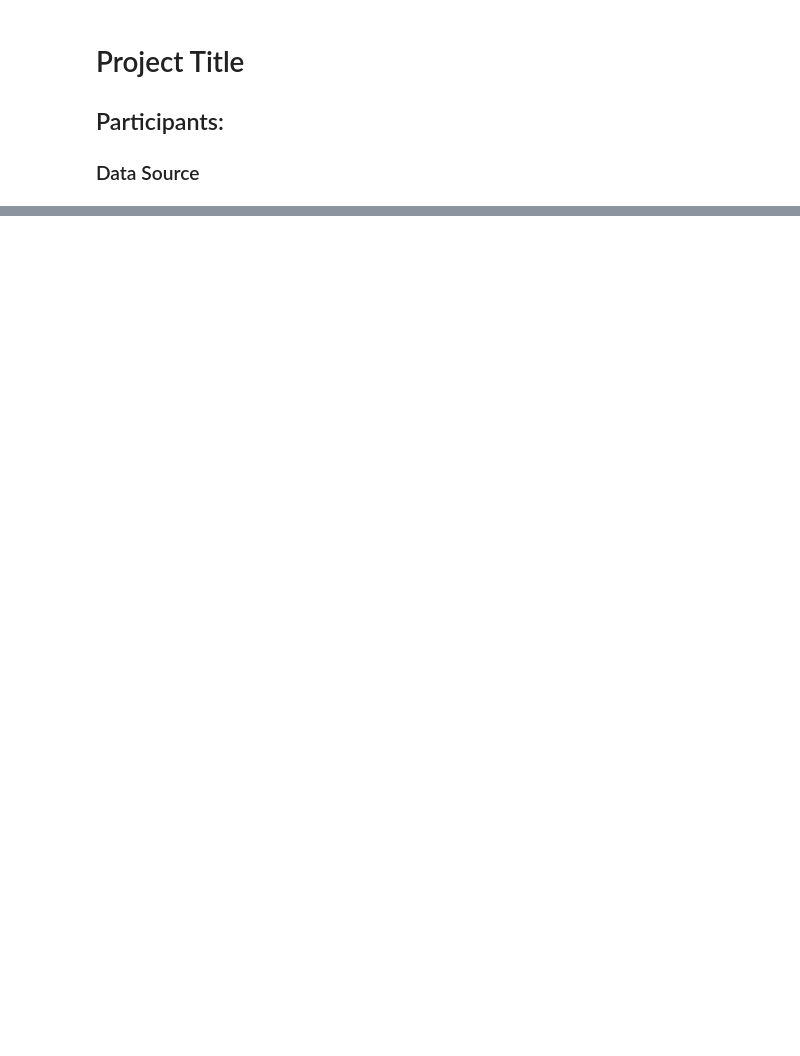
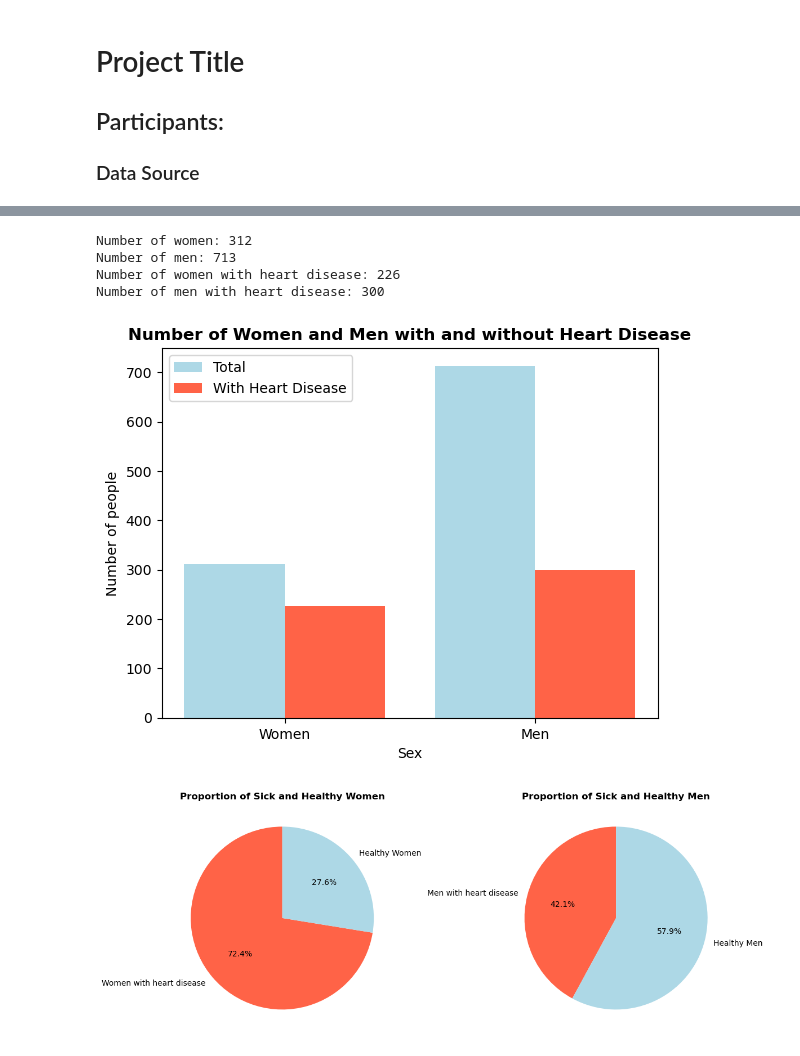
Before and after one commit to dallen91801/Heart-Disease-Analysis, a Jupyter notebook: Project 1.ipynb, the cells around one changed output, grey strips where cells are left out. Cells and saved outputs as stored; diff of their text form; code cells hidden in the pictures; blank space fills up the shorter version.

```diff
--- a/Project 1.ipynb
+++ b/Project 1.ipynb
@@ -16,7 +44,83 @@ from pathlib import Path
 # %%
 #Hypothesis#1
 #Men are most likely to develop heart disease than women (0 is the no disease, 1 = disease)
 #Bar chart (Target vs gender), pie chart
+
+counts = heart_disease_df['sex'].value_counts()
+all_women = counts.get(0, 0)
+print(f"Number of women: {count_zeros}")
+
+counts = heart_disease_df['sex'].value_counts()
+all_men = counts.get(1, 0)
+print(f"Number of men: {all_men}")
+
+filter_df = heart_disease_df[heart_disease_df['sex'] == 0 ]
+count_ill_women = (filter_df['target'] == 1).sum()
+print(f"Number of women with heart disease: {count_ill_women}")
+
+filtered_df = heart_disease_df[heart_disease_df['sex'] == 1 ]
+count_ill_men = (filtered_df['target'] == 1).sum()
+print(f"Number of men with heart disease: {count_ill_men}")
+
+
+#------------------------------ Bar Chart: -------------------------------
+categories = ['Women', 'Men']
+total_counts = [all_women, all_men]
+ill_counts = [count_ill_women, count_ill_men]
+
+x = range(len(categories))
+
+plt.bar(x, total_counts, width=0.4, label='Total', color='lightblue', align='center')
+plt.bar([p + 0.4 for p in x], ill_counts, width=0.4, label='With Heart Disease', color='tomato', align='center')
+
+plt.xlabel('Sex')
+plt.ylabel('Number of people')
+plt.title('Number of Women and Men with and without Heart Disease', fontweight='bold')
+plt.xticks([p + 0.2 for p in x], categories)
+plt.legend()
+
+
+plt.show()
+
+#----------------------------- Pie Charts: -------------------------
+
+
+ill_women = heart_disease_df[(heart_disease_df['sex'] == 0) & (heart_disease_df['target'] == 1)].shape[0]
+healthy_women = total_women - ill_women
+
+ill_men = heart_disease_df[(heart_disease_df['sex'] == 1) & (heart_disease_df['target'] == 1)].shape[0]
+healthy_men = total_men - ill_men
+
+plt.figure(figsize=(12, 6))
+
+labels_women = ['Women with heart disease', 'Healthy Women']
+sizes_women = [ill_women, healthy_women]
+colors_women = ['tomato', 'lightblue']
+
+
+plt.subplot(1, 2, 1)
+plt.pie(sizes_women, labels=labels_women, colors=colors_women, autopct='%1.1f%%', startangle=90)
+plt.title('Proportion of Sick and Healthy Women', fontweight='bold')
+
+labels_men = ['Men with heart disease', 'Healthy Men']
+sizes_men = [ill_men, healthy_men]
+colors_men = ['tomato', 'lightblue']
+
+
+plt.subplot(1, 2, 2)
+plt.pie(sizes_men, labels=labels_men, colors=colors_men, autopct='%1.1f%%', startangle=90)
+plt.title('Proportion of Sick and Healthy Men', fontweight='bold')
+
+plt.tight_layout()
+
+plt.show()
+# %% [output]
+Number of women: 312
+Number of men: 713
+Number of women with heart disease: 226
+Number of men with heart disease: 300
+[figure, added]
+[figure, added]
 # %%
 #Hypothesis#2
 #Older patients are more likely to have exercise-induced angina and abnormal ST depression levels.
```
Also changed, not shown: parts of 2 cells of this notebook.
